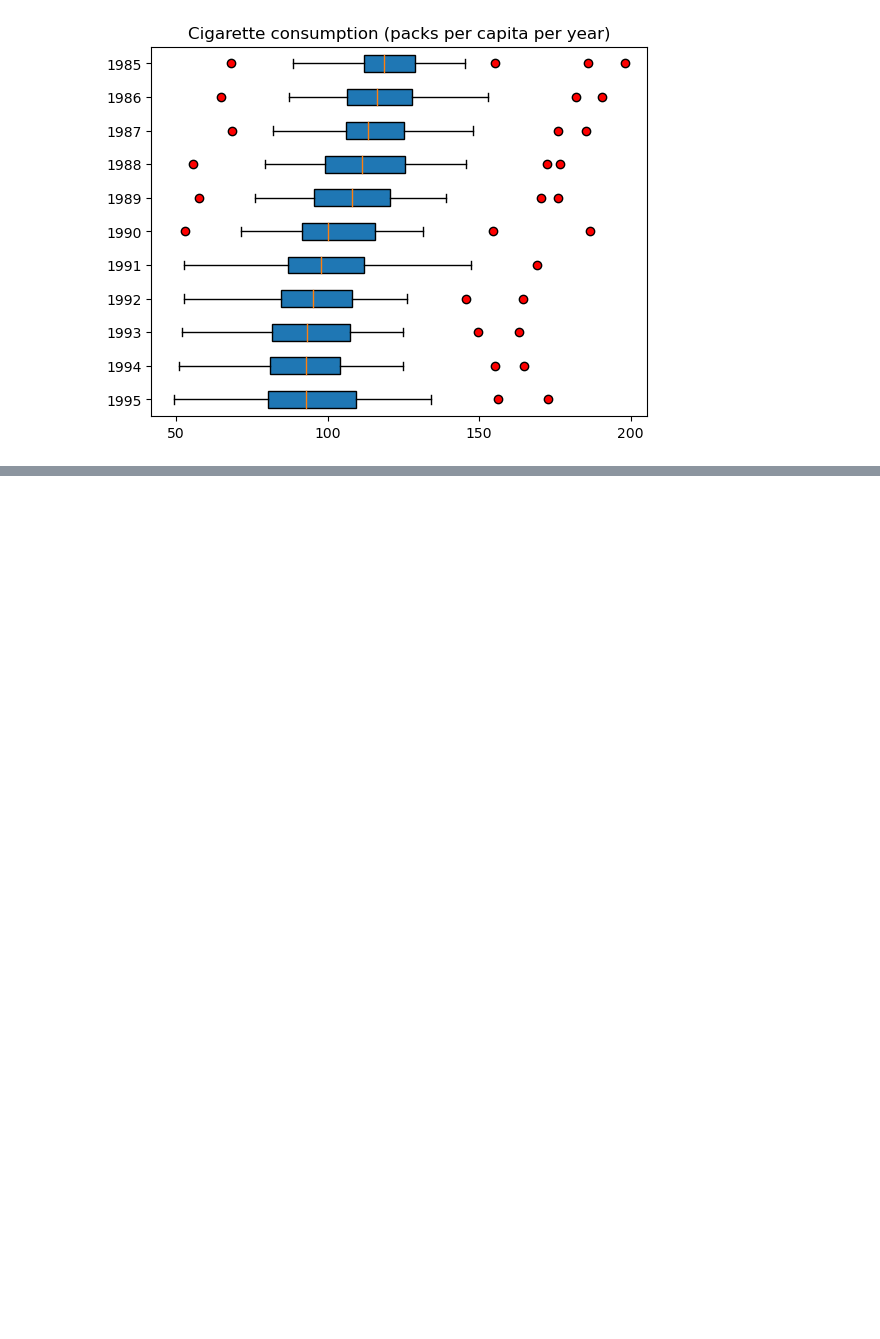
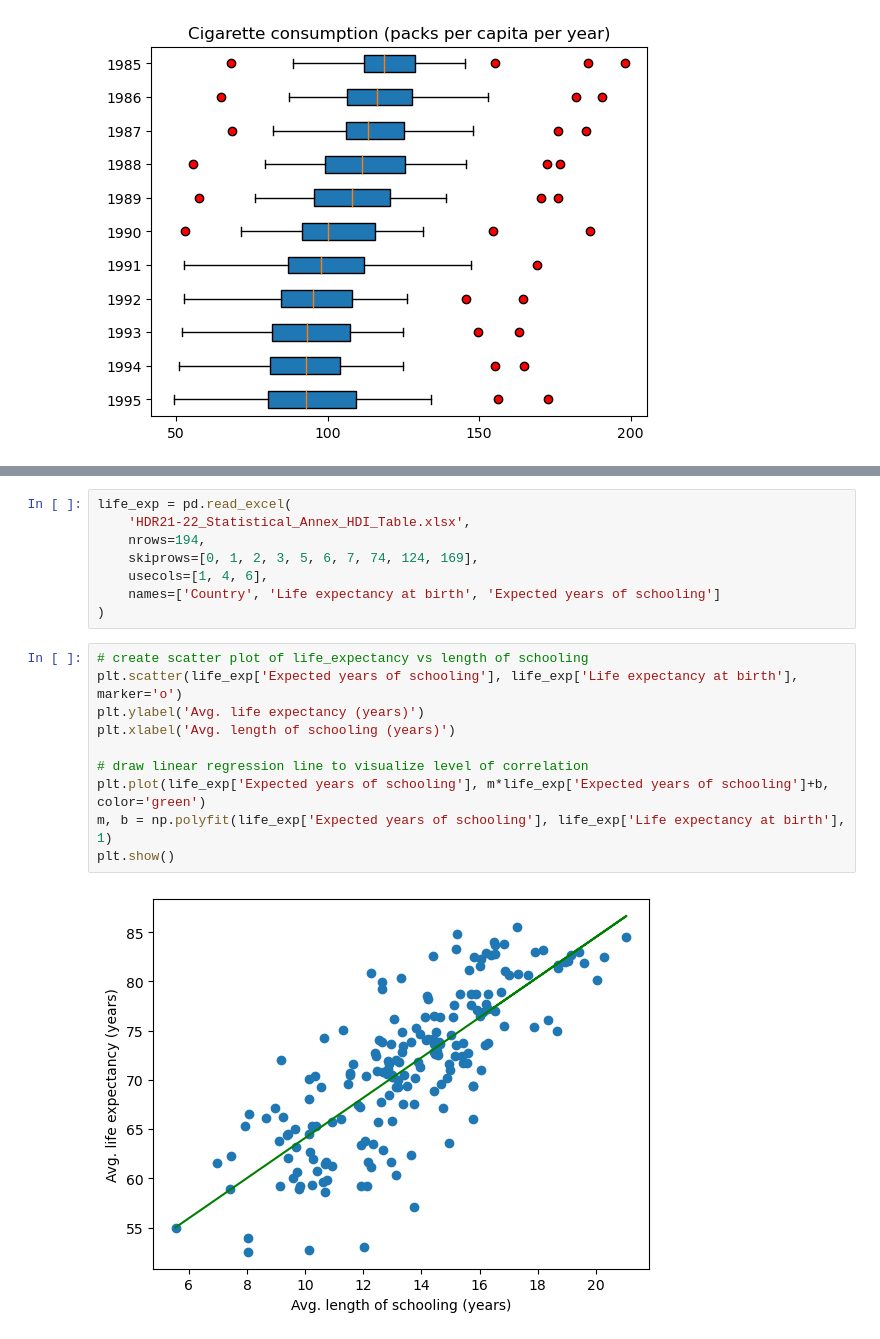
Before and after one commit to Cooleekova/data_engineering, a Jupyter notebook: Data Visualization/Intro_to_data_visualization.ipynb, the cells around one changed output, grey strips where cells are left out. Cells and saved outputs as stored; diff of their text form; blank space fills up the shorter version.

Commit message:
add scatter plot and line chart examples

```diff
--- a/Data Visualization/Intro_to_data_visualization.ipynb
+++ b/Data Visualization/Intro_to_data_visualization.ipynb
@@ -74,0 +85,20 @@ plt.show()
+# %%
+life_exp = pd.read_excel(
+    'HDR21-22_Statistical_Annex_HDI_Table.xlsx',
+    nrows=194,
+    skiprows=[0, 1, 2, 3, 5, 6, 7, 74, 124, 169],
+    usecols=[1, 4, 6],
+    names=['Country', 'Life expectancy at birth', 'Expected years of schooling']
+)
+# %%
+# create scatter plot of life_expectancy vs length of schooling
+plt.scatter(life_exp['Expected years of schooling'], life_exp['Life expectancy at birth'], marker='o')
+plt.ylabel('Avg. life expectancy (years)')
+plt.xlabel('Avg. length of schooling (years)')
+
+# draw linear regression line to visualize level of correlation
+plt.plot(life_exp['Expected years of schooling'], m*life_exp['Expected years of schooling']+b, color='green')
+m, b = np.polyfit(life_exp['Expected years of schooling'], life_exp['Life expectancy at birth'], 1)
+plt.show()
+# %% [output]
+[figure, added]
```
Also changed, not shown: parts of 6 cells of this notebook.
